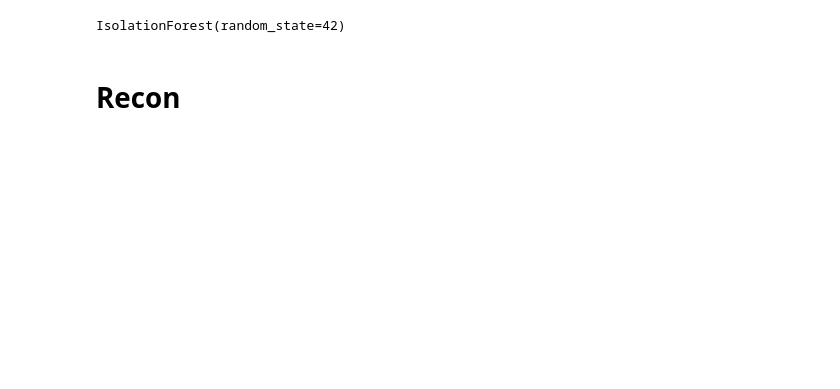
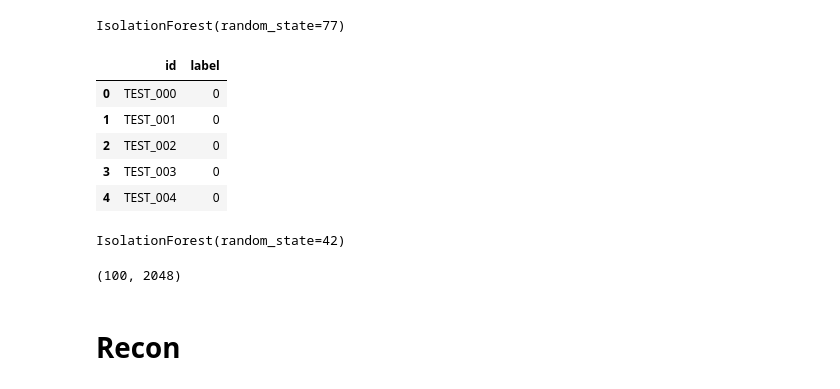
Before and after one commit to Mujae/Kaggle, a Jupyter notebook: Dacon_반도체이상탐지.ipynb, the cells around one changed output. Saved outputs shown, nothing was run; the diff lists cells and outputs as text; code cells hidden in the pictures; blank space fills up the shorter version.

```diff
--- a/Dacon_반도체이상탐지.ipynb
+++ b/Dacon_반도체이상탐지.ipynb
@@ -66,8 +66,8 @@ transform = transforms.Compose([
 train_data = CustomDataset(csv_file='/content/DATA/train.csv', transform=transform)
 train_loader = DataLoader(train_data, batch_size=32, shuffle=False)
 # %%
-model = models.resnet50(pretrained=True)
-model.fc = nn.Linear(in_features=512, out_features=1, bias=True)
+model = models.wide_resnet50_2(pretrained=True)
+model.fc = nn.Linear(in_features=2048, out_features=1, bias=True)
 model = model.to(device)
 
 criterion = nn.BCEWithLogitsLoss()
@@ -239,3 +156,35 @@ class ReConPatch(keras.Model):
+# %%
+from sklearn.model_selection import GridSearchCV
+from sklearn.metrics import make_scorer, f1_score
+
+# Isolation Forest 모델 학습
+clf = IsolationForest(random_state=77)
+clf.fit(train_embeddings)
+# %% [output]
+IsolationForest(random_state=77)
+# %%
+# 테스트 데이터에 대해 이상 탐지 수행
+test_data = CustomDataset(csv_file='/content/DATA/test.csv', transform=transform)
+test_loader = DataLoader(test_data, batch_size=32, shuffle=False)
+
+test_embeddings = get_embeddings(test_loader, model)
+test_pred = clf.predict(test_embeddings)
+
+# Isolation Forest의 예측 결과(이상 = -1, 정상 = 1)를 이상 = 1, 정상 = 0으로 변환
+test_pred = np.where(test_pred == -1, 1, 0)
+# %%
+submit = pd.read_csv('/content/DATA/sample_submission.csv')
+submit['label'] = test_pred
+submit.to_csv('submission.csv', index=False)
+# %%
+submit.head()
+# %% [output]
+|  | id | label |
+| 0 | TEST_000 | 0 |
+| 1 | TEST_001 | 0 |
+| 2 | TEST_002 | 0 |
+| 3 | TEST_003 | 0 |
+| 4 | TEST_004 | 0 |
 # %%
 from sklearn.model_selection import GridSearchCV
 from sklearn.metrics import make_scorer, f1_score
@@ -255,6 +204,10 @@ test_pred = clf.predict(test_embeddings)
 
 # Isolation Forest의 예측 결과(이상 = -1, 정상 = 1)를 이상 = 1, 정상 = 0으로 변환
 test_pred = np.where(test_pred == -1, 1, 0)
+# %%
+test_embeddings.shape
+# %% [output]
+(100, 2048)
 # %%
 submit = pd.read_csv('/content/DATA/sample_submission.csv')
 submit['label'] = test_pred
```
Also changed, not shown: parts of 16 cells of this notebook.
